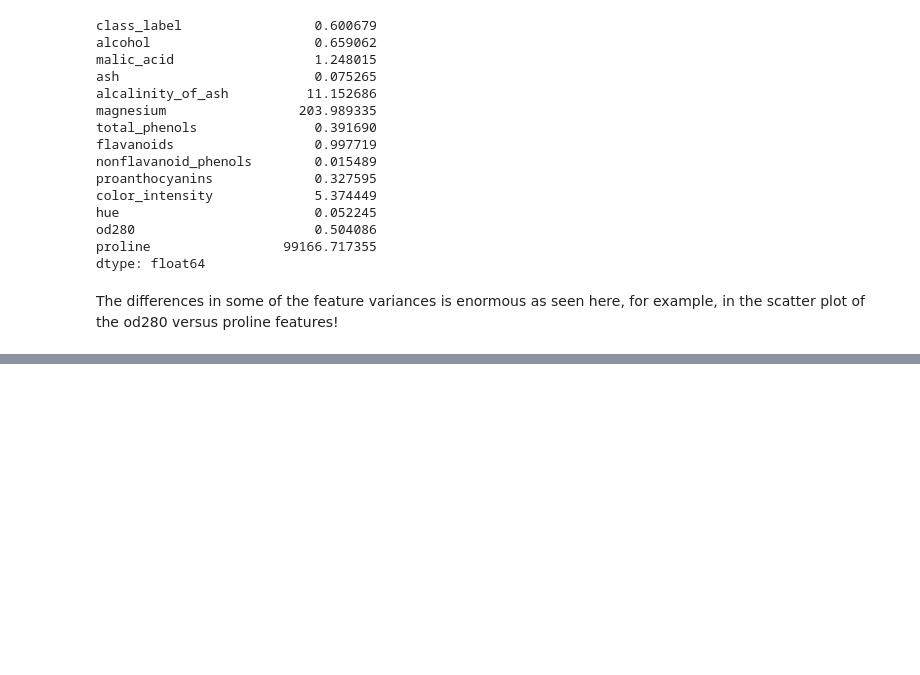
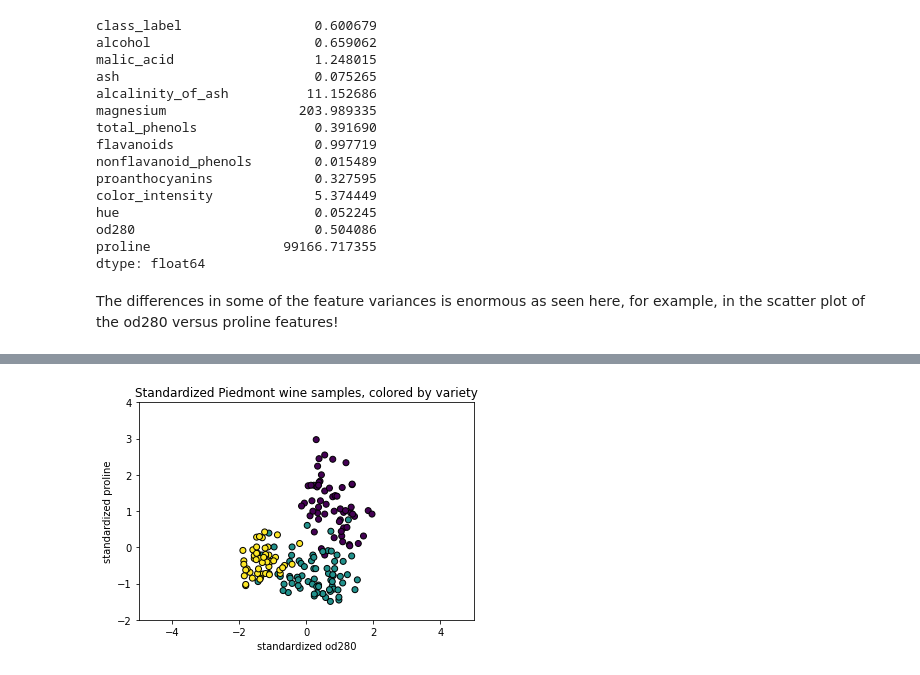
Before and after one commit to kbantoec/unsupervised_learning, a Jupyter notebook: clustering_for_dataset_exploration.ipynb, the cells around one changed output, grey strips where cells are left out. Cells and saved outputs as stored; diff of their text form; code cells hidden in the pictures; blank space fills up the shorter version.

```diff
--- a/clustering_for_dataset_exploration.ipynb
+++ b/clustering_for_dataset_exploration.ipynb
@@ -438,0 +449,13 @@ Eventually, the resulting "standardized" features can be very informative.
+# %%
+scaler.fit(samples)
+standardized_wine = pd.DataFrame(data=scaler.transform(samples), columns=samples.columns)
+
+plt.scatter(standardized_wine.od280, standardized_wine.proline, c=wine['class_label'], edgecolors='k')
+plt.ylabel('standardized proline')
+plt.ylim([-2, 4])
+plt.xlabel('standardized od280')
+plt.xlim([-5, 5])
+plt.title('Standardized Piedmont wine samples, colored by variety')
+plt.show()
+# %% [output]
+[figure, added]
```
Also changed, not shown: parts of 15 cells of this notebook.
